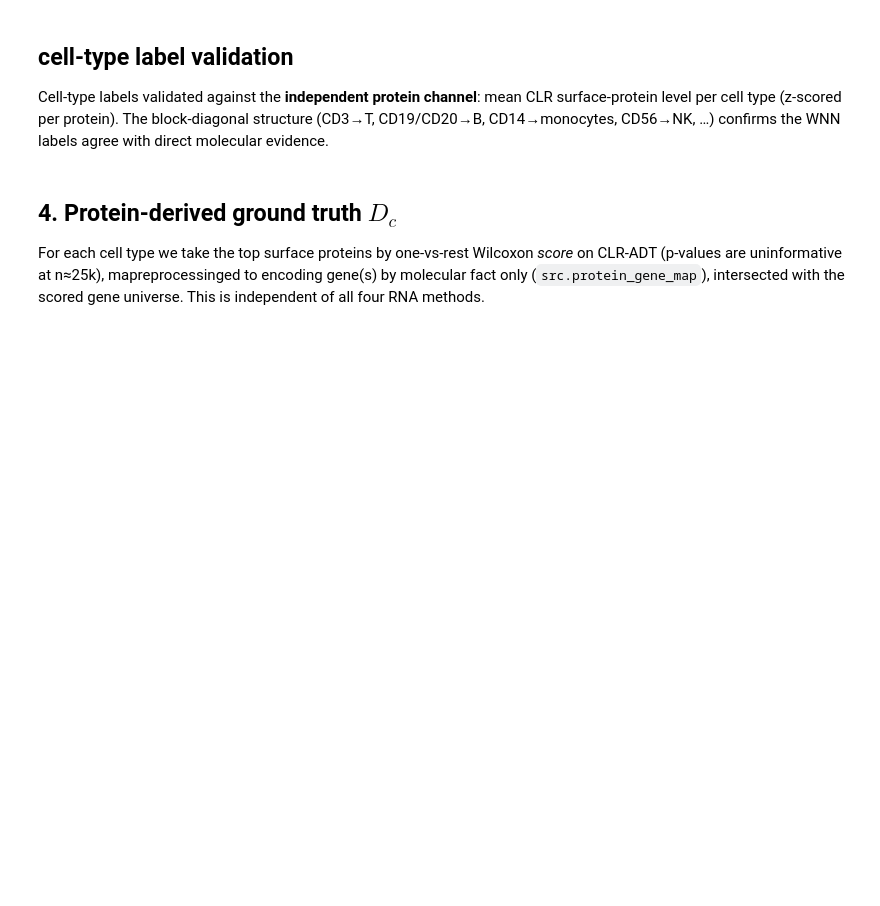
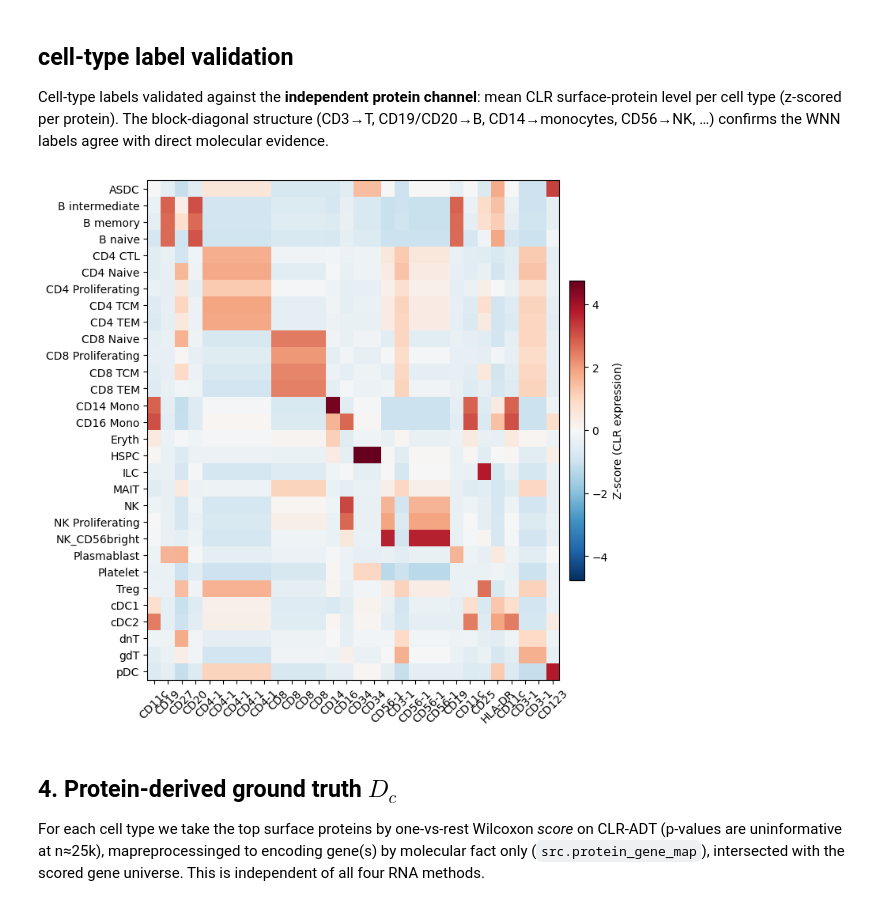
Before and after one commit to inbar/data_science_for_life_science_summer_2026_project_python, a Jupyter notebook: notebooks/notebook.ipynb, the cells around one changed output. Cells and saved outputs as stored; diff of their text form; code cells hidden in the pictures; blank space fills up the shorter version.

Commit message:
Cleanup cell type label validation

```diff
--- a/notebooks/notebook.ipynb
+++ b/notebooks/notebook.ipynb
@@ -306,3 +309,73 @@ fig
+# %%
+proteins_in_dataset = set(adt_dataset.var["protein_name"])
+
+# Major Human PBMC Lineage Markers
+known_cell_marker_proteins = ["CD3-1", "CD4-1", "CD8", "CD19", "CD20",
+                                 "CD14", "CD16", "CD56-1", "CD11c", "HLA-DR",
+                                 "CD123", "CD34", "CD27", "CD25"]
+
+# Ground Truth Mapping: Cell Type -> Primary Expected Protein
+# Todo: extract to separate file
+
+cell_type_to_marker_protein = {
+    'ASDC': 'CD11c',
+    'B intermediate': 'CD19',
+    'B memory': 'CD27',
+    'B naive': 'CD20',
+    'CD4 CTL': 'CD4-1',
+    'CD4 Naive': 'CD4-1',
+    'CD4 Proliferating': 'CD4-1',
+    'CD4 TCM': 'CD4-1',
+    'CD4 TEM': 'CD4-1',
+    'CD8 Naive': 'CD8',
+    'CD8 Proliferating': 'CD8',
+    'CD8 TCM': 'CD8',
+    'CD8 TEM': 'CD8',
+    'CD14 Mono': 'CD14',
+    'CD16 Mono': 'CD16',
+    'Eryth': 'CD34',       # Standard progenitor/structural marker placeholder
+    'HSPC': 'CD34',
+    'ILC': 'CD56-1',
+    'MAIT': 'CD3-1',
+    'NK': 'CD56-1',
+    'NK Proliferating': 'CD56-1',
+    'NK_CD56bright': 'CD56-1',
+    'Plasmablast': 'CD19',
+    'Platelet': 'CD11c',   # Placeholder for myeloid/structural
+    'Treg': 'CD25',
+    'cDC1': 'HLA-DR',
+    'cDC2': 'CD11c',
+    'dnT': 'CD3-1',
+    'gdT': 'CD3-1',
+    'pDC': 'CD123'
+}
+
+cell_marker_proteins_in_dataset = [
+    marker for marker in
+    known_cell_marker_proteins if
+    marker in proteins_in_dataset
+]
+
+clr_df = pd.DataFrame(
+    adt_dataset.layers["clr"].toarray(),
+    index=adt_dataset.obs_names,
+    columns=adt_dataset.var["protein_name"]
+)
+clr_df["cell_type"] = rna_dataset.obs[LEVEL]
+
+clr_df_groupped = clr_df.groupby("cell_type", observed=False)[
+    cell_marker_proteins_in_dataset].mean()
+
+clr_df_groupped_normalized = (clr_df_groupped - clr_df_groupped.mean()) / clr_df_groupped.std()
+clr_df_groupped_normalized["expected_marker"] = clr_df_groupped_normalized.index.map(cell_type_to_marker_protein)
+
+from src import plotting
+
+markers_in_order = clr_df_groupped_normalized["expected_marker"]
+clr_df_in_order = clr_df_groupped_normalized[markers_in_order]
+_ = plotting.protein_marker_validation_heatmap(clr_df_in_order)
+# %% [output]
+[figure, added]
 # %% [markdown]
 ## 4. Protein-derived ground truth $D_c$
 
```
Also changed, not shown: parts of 14 cells of this notebook, 3 other files.
